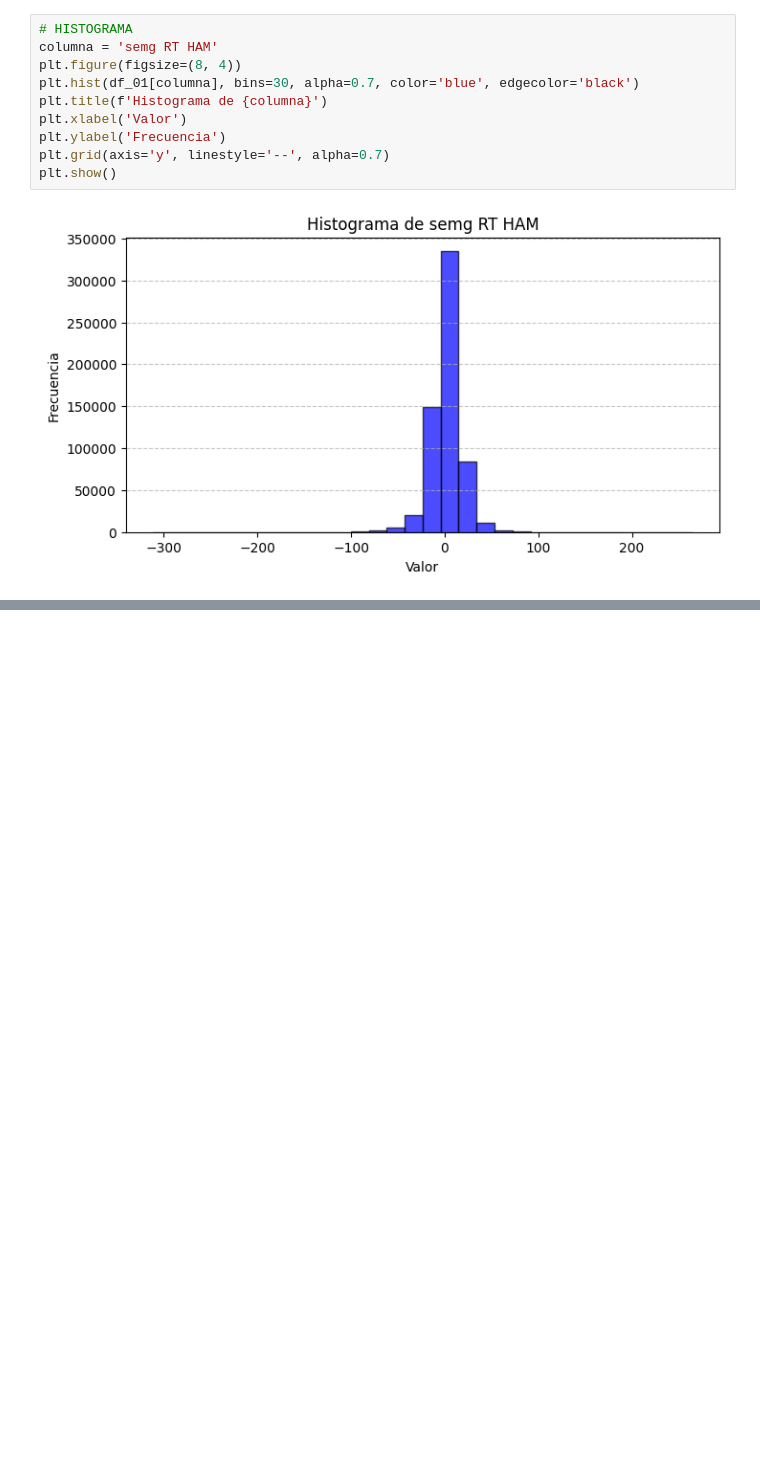
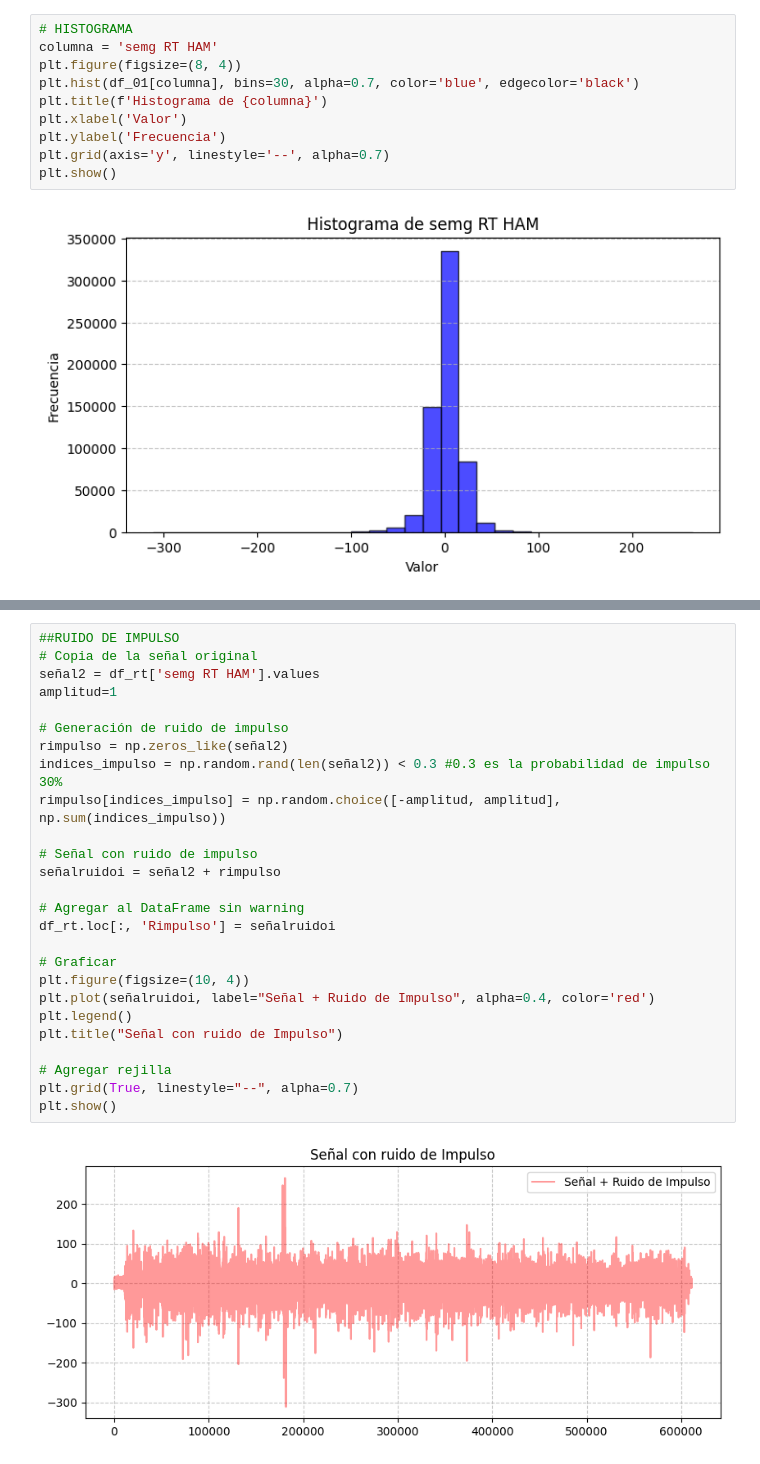
Before and after one commit to Luna-Rincon/Laboratorio-1, a Jupyter notebook: Main.ipynb, the cells around one changed output, grey strips where cells are left out. Cells and saved outputs as stored; diff of their text form; blank space fills up the shorter version.

```diff
--- a/Main.ipynb
+++ b/Main.ipynb
@@ -237,0 +284,28 @@ plt.show()
+# %%
+##RUIDO DE IMPULSO
+# Copia de la señal original
+señal2 = df_rt['semg RT HAM'].values
+amplitud=1
+
+# Generación de ruido de impulso
+rimpulso = np.zeros_like(señal2)
+indices_impulso = np.random.rand(len(señal2)) < 0.3 #0.3 es la probabilidad de impulso 30%
+rimpulso[indices_impulso] = np.random.choice([-amplitud, amplitud], np.sum(indices_impulso))
+
+# Señal con ruido de impulso
+señalruidoi = señal2 + rimpulso
+
+# Agregar al DataFrame sin warning
+df_rt.loc[:, 'Rimpulso'] = señalruidoi
+
+# Graficar
+plt.figure(figsize=(10, 4))
+plt.plot(señalruidoi, label="Señal + Ruido de Impulso", alpha=0.4, color='red')
+plt.legend()
+plt.title("Señal con ruido de Impulso")
+
+# Agregar rejilla
+plt.grid(True, linestyle="--", alpha=0.7)
+plt.show()
+# %% [output]
+[figure, added]
```
Also changed, not shown: parts of 22 cells of this notebook.
